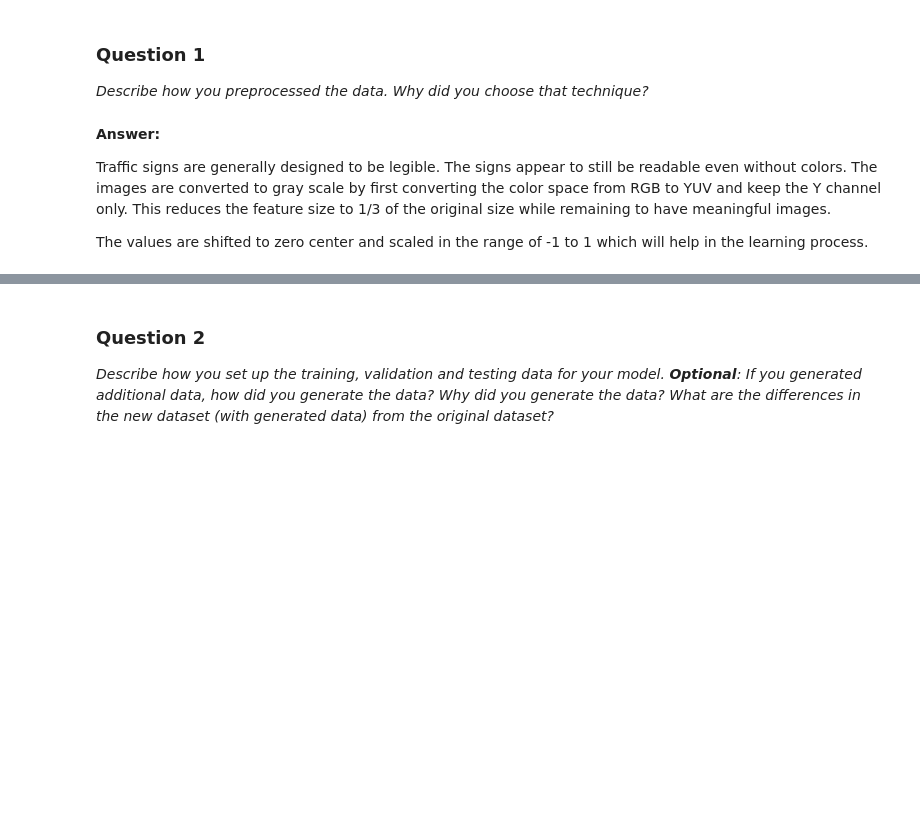
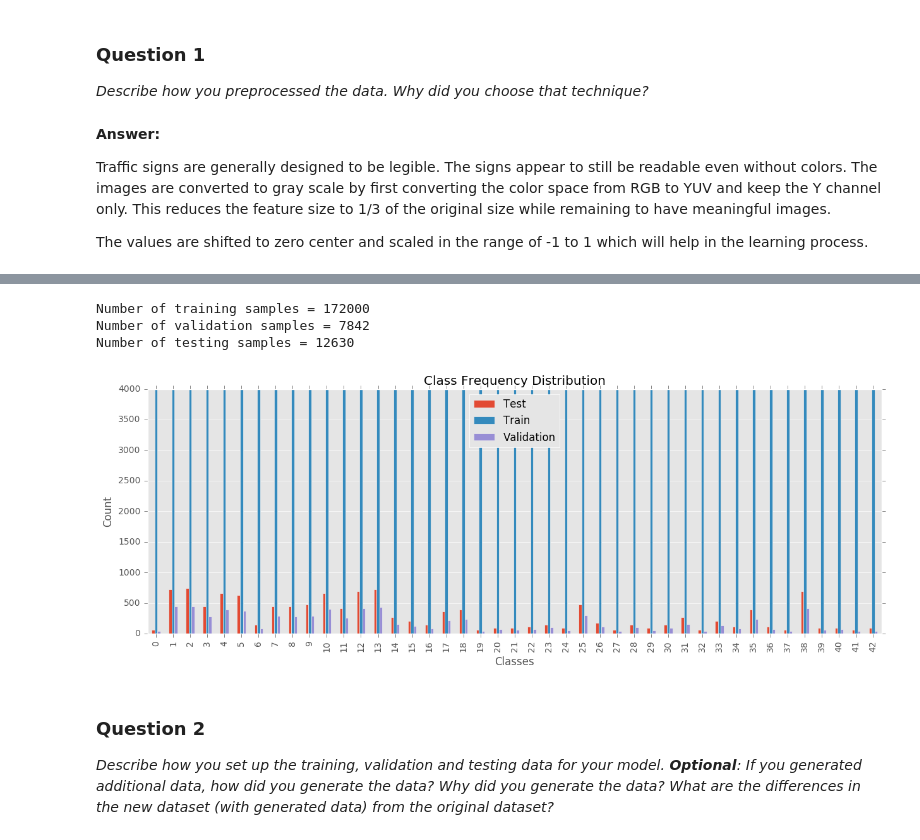
Before and after one commit to elbernante/traffic-sign-classifier, a Jupyter notebook: Traffic_Sign_Classifier.ipynb, the cells around one changed output, grey strips where cells are left out. Cells and saved outputs as stored; diff of their text form; code cells hidden in the pictures; blank space fills up the shorter version.

```diff
--- a/Traffic_Sign_Classifier.ipynb
+++ b/Traffic_Sign_Classifier.ipynb
@@ -222,5 +243,5 @@ show_distributions((y_train, y_val, y_test), ('Train', 'Validation', 'Test'))
 # %%
-def random_transform(img, rotate=10.0, translate=5, perpective=5):
+def random_transform(img, rotate=15.0, translate=5, perpective=5):
     orig_rows, orig_cols = img.shape[:2]
 
     # pad with zeros to avoid clipping
@@ -269,22 +290,32 @@ def random_transform(img, rotate=10.0, translate=5, perpective=5):
 
     return img[border:border + orig_rows, border:border + orig_cols]
 
-def synthesize_data(X, target=None):
+# def synthesize_data(X, target=None):
+#     count, rows, cols = X.shape[:3]
+#     if target is None:
+#         if count < 200: target = count * 3
+#         elif count < 400: target = count * 2
+#         elif count < 800: target = count * 1
+#         else: return X
+#     else:
+#         target -= count
+#     if target <= 0: return X
+
+#     trans = lambda i: random_transform(X[i % count]).reshape((rows, cols, 1))
+#     synth = np.asarray([trans(i) for i in range(target)])
+#     return np.concatenate((X, synth), axis=0)
+
+def synthesize_data(X, target=1600):
     count, rows, cols = X.shape[:3]
-    if target is None:
-        if count < 200: target = count * 3
-        elif count < 400: target = count * 2
-        elif count < 800: target = count * 1
-        else: return X
-    else:
-        target -= count
+#     target = (target // count) * count
+    target -= count
     if target <= 0: return X
 
     trans = lambda i: random_transform(X[i % count]).reshape((rows, cols, 1))
     synth = np.asarray([trans(i) for i in range(target)])
     return np.concatenate((X, synth), axis=0)
 
-def generate_synthetic_data(X, y, target=None):
+def generate_synthetic_data(X, y, target=1600):
     classes = np.unique(y)
     X_temp, y_temp = [], []
 
@@ -309,11 +343,16 @@ show_sample_synthesized_images(X_val[11], y_val[11])
 # %%
 # Generate synthetic data
-X_train, y_train = generate_synthetic_data(X_train, y_train)
+X_train, y_train = generate_synthetic_data(X_train, y_train, target=4000)
 
 print("Number of training samples =", y_train.shape[0])
 print("Number of validation samples =", y_val.shape[0])
 print("Number of testing samples =", y_test.shape[0])
 show_distributions((y_train, y_val, y_test), ('Train', 'Validation', 'Test'))
+# %% [output]
+Number of training samples = 172000
+Number of validation samples = 7842
+Number of testing samples = 12630
+[figure, added]
 # %% [markdown]
 ### Question 2
 
```
Also changed, not shown: parts of 10 cells of this notebook, 1 other file.
